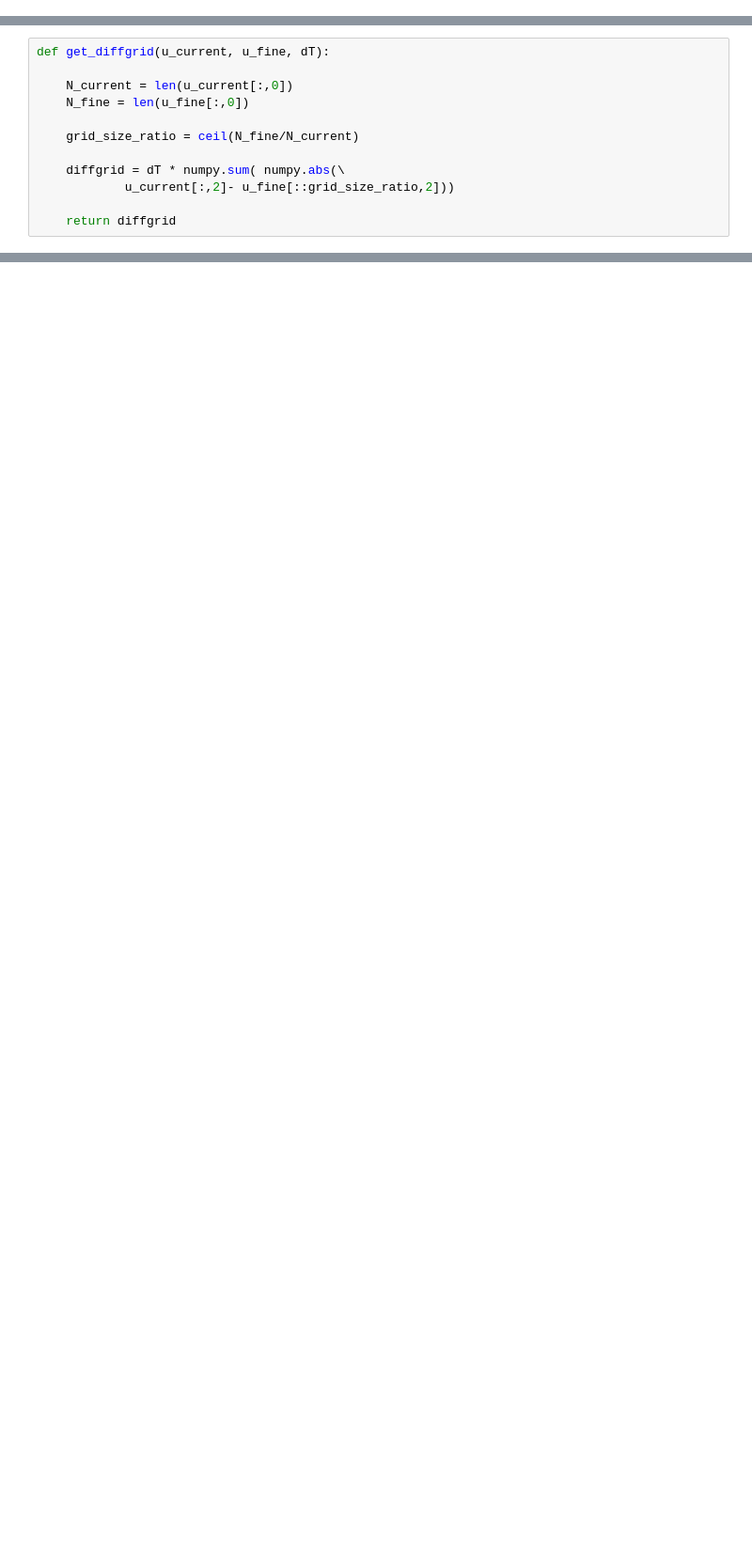
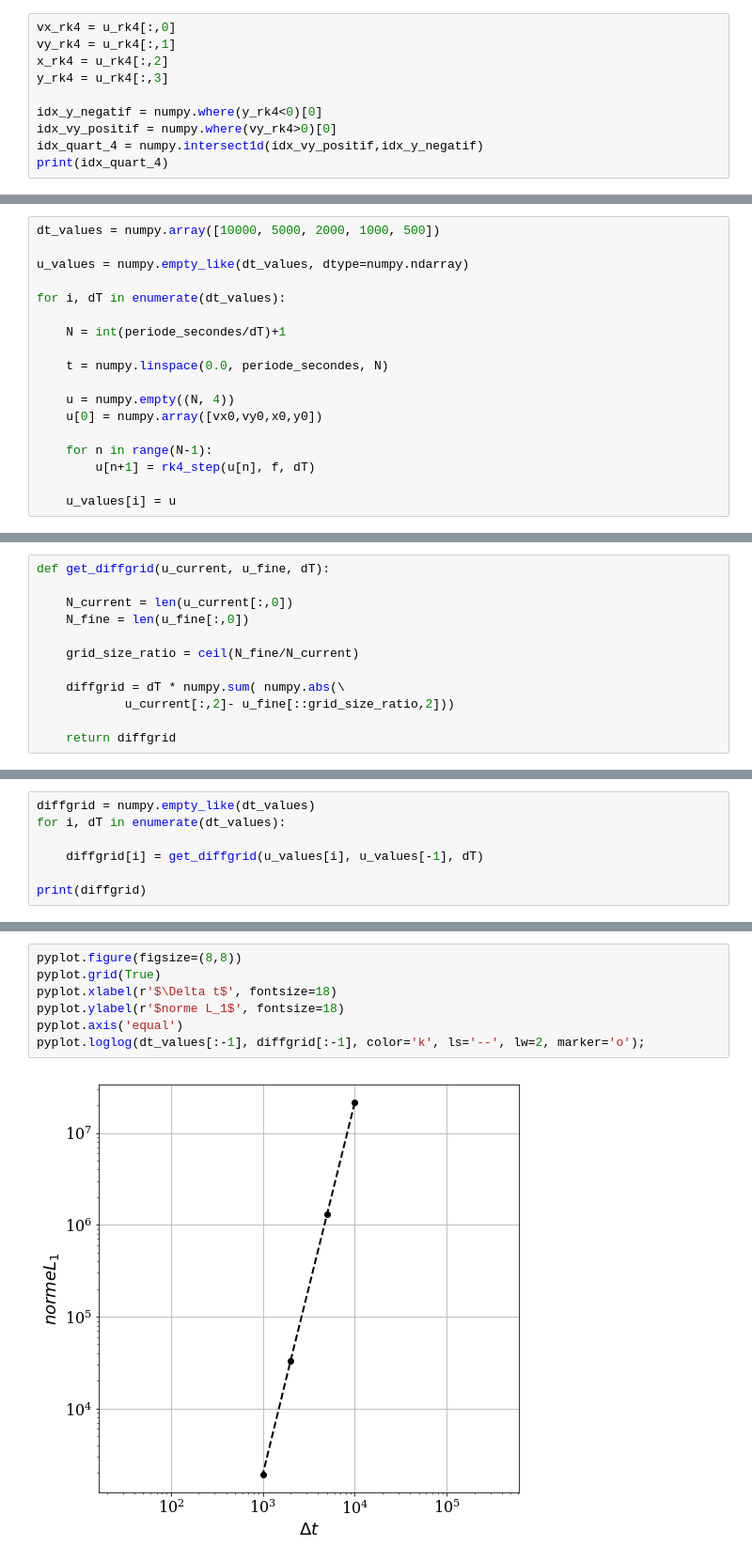
Before and after one commit to AlixCordier/MATHF314_2017, a Jupyter notebook: Kepler/devoir1_brouillon.ipynb, the cells around one changed output, grey strips where cells are left out. Shown at 94% size. Saved outputs shown, nothing was run; the diff lists cells and outputs as text; blank space fills up the shorter version.

```diff
--- a/Kepler/devoir1_brouillon.ipynb
+++ b/Kepler/devoir1_brouillon.ipynb
@@ -148,0 +146,10 @@ print(idx_quart_4)
+# %%
+vx_rk4 = u_rk4[:,0]
+vy_rk4 = u_rk4[:,1]
+x_rk4 = u_rk4[:,2]
+y_rk4 = u_rk4[:,3]
+
+idx_y_negatif = numpy.where(y_rk4<0)[0]
+idx_vy_positif = numpy.where(vy_rk4>0)[0]
+idx_quart_4 = numpy.intersect1d(idx_vy_positif,idx_y_negatif)
+print(idx_quart_4)
@@ -159,0 +174,18 @@ Ordre de RK4:
+# %%
+dt_values = numpy.array([10000, 5000, 2000, 1000, 500])
+
+u_values = numpy.empty_like(dt_values, dtype=numpy.ndarray)
+
+for i, dT in enumerate(dt_values):
+
+    N = int(periode_secondes/dT)+1
+
+    t = numpy.linspace(0.0, periode_secondes, N)
+
+    u = numpy.empty((N, 4))
+    u[0] = numpy.array([vx0,vy0,x0,y0])
+
+    for n in range(N-1):
+        u[n+1] = rk4_step(u[n], f, dT)
+
+    u_values[i] = u
@@ -171,0 +208,7 @@ def get_diffgrid(u_current, u_fine, dT):
+# %%
+diffgrid = numpy.empty_like(dt_values)
+for i, dT in enumerate(dt_values):
+
+    diffgrid[i] = get_diffgrid(u_values[i], u_values[-1], dT)
+
+print(diffgrid)
@@ -171,0 +219,9 @@ def get_diffgrid(u_current, u_fine, dT):
+# %%
+pyplot.figure(figsize=(8,8))
+pyplot.grid(True)
+pyplot.xlabel(r'$\Delta t$', fontsize=18)
+pyplot.ylabel(r'$norme L_1$', fontsize=18)
+pyplot.axis('equal')
+pyplot.loglog(dt_values[:-1], diffgrid[:-1], color='k', ls='--', lw=2, marker='o');
+# %% [output]
+[figure, added]
```
Also changed, not shown: parts of 31 cells of this notebook.
